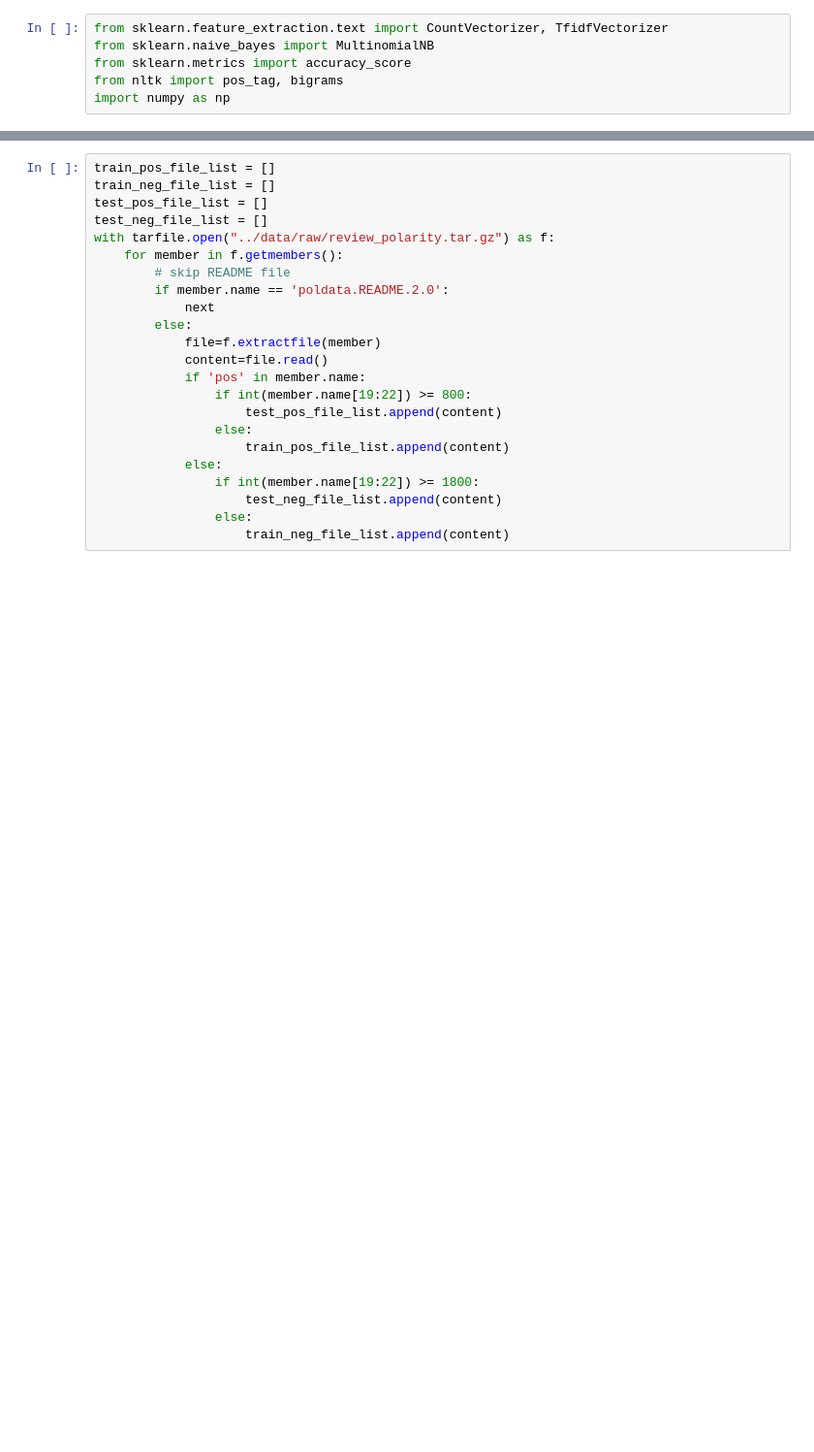
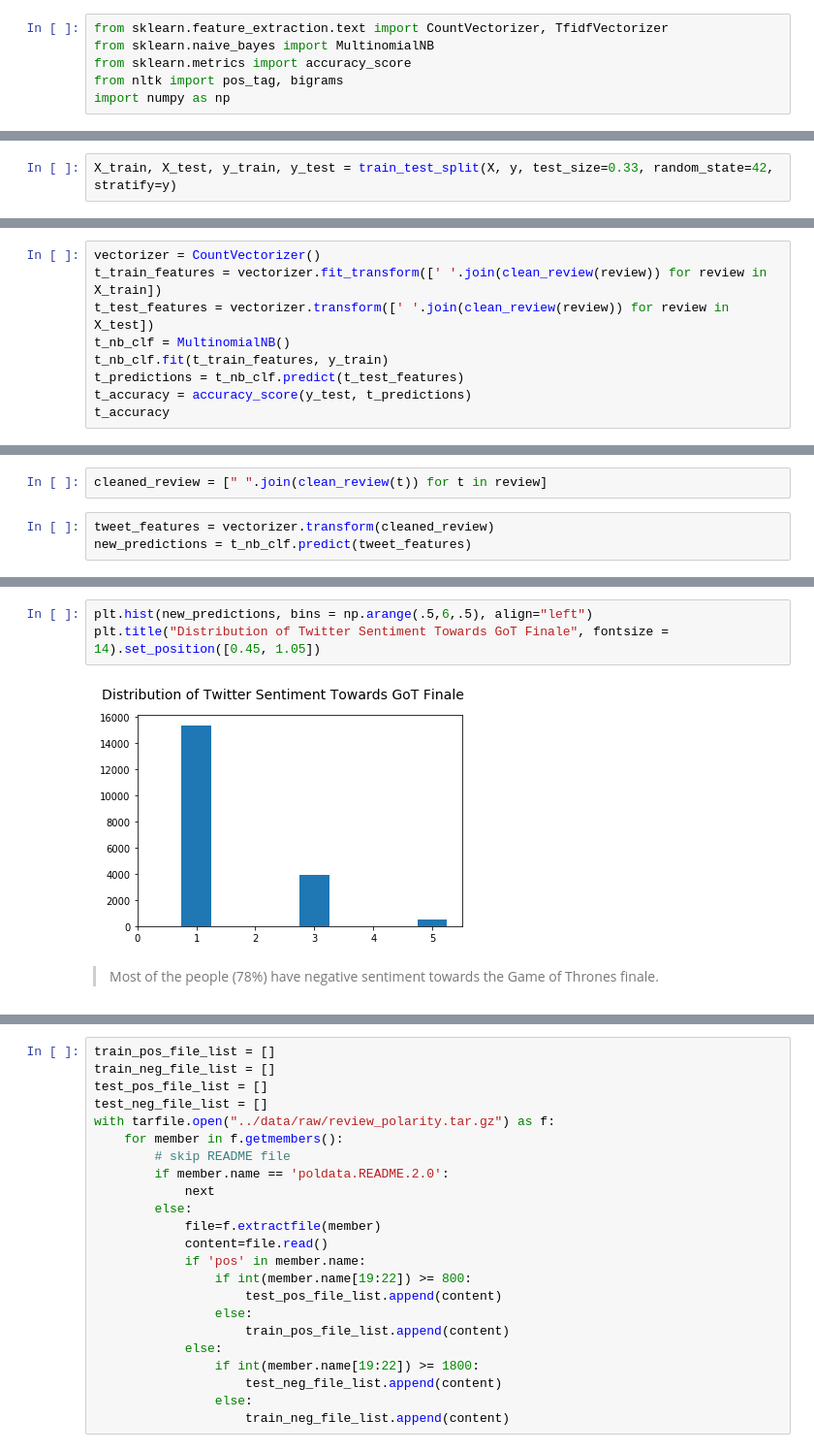
Before and after one commit to 0ethel0zhang/GoThoughts, a Jupyter notebook: notebook/Analyze.ipynb, the cells around one changed output, grey strips where cells are left out. Shown: that part at 97% size. Saved outputs shown, nothing was run; the diff lists cells and outputs as text; blank space fills up the shorter version.

```diff
--- a/notebook/Analyze.ipynb
+++ b/notebook/Analyze.ipynb
@@ -397,0 +498,2 @@ import numpy as np
+# %%
+X_train, X_test, y_train, y_test = train_test_split(X, y, test_size=0.33, random_state=42, stratify=y)
@@ -397,0 +502,9 @@ import numpy as np
+# %%
+vectorizer = CountVectorizer()
+t_train_features = vectorizer.fit_transform([' '.join(clean_review(review)) for review in X_train])
+t_test_features = vectorizer.transform([' '.join(clean_review(review)) for review in X_test])
+t_nb_clf = MultinomialNB()
+t_nb_clf.fit(t_train_features, y_train)
+t_predictions = t_nb_clf.predict(t_test_features)
+t_accuracy = accuracy_score(y_test, t_predictions)
+t_accuracy
@@ -397,0 +538,5 @@ import numpy as np
+# %%
+cleaned_review = [" ".join(clean_review(t)) for t in review]
+# %%
+tweet_features = vectorizer.transform(cleaned_review)
+new_predictions = t_nb_clf.predict(tweet_features)
@@ -397,0 +552,7 @@ import numpy as np
+# %%
+plt.hist(new_predictions, bins = np.arange(.5,6,.5), align="left")
+plt.title("Distribution of Twitter Sentiment Towards GoT Finale", fontsize = 14).set_position([0.45, 1.05])
+# %% [output]
+[figure, added]
+# %% [markdown]
+> Most of the people (78%) have negative sentiment towards the Game of Thrones finale.
```
Also changed, not shown: parts of 62 cells of this notebook, 1 other file.
